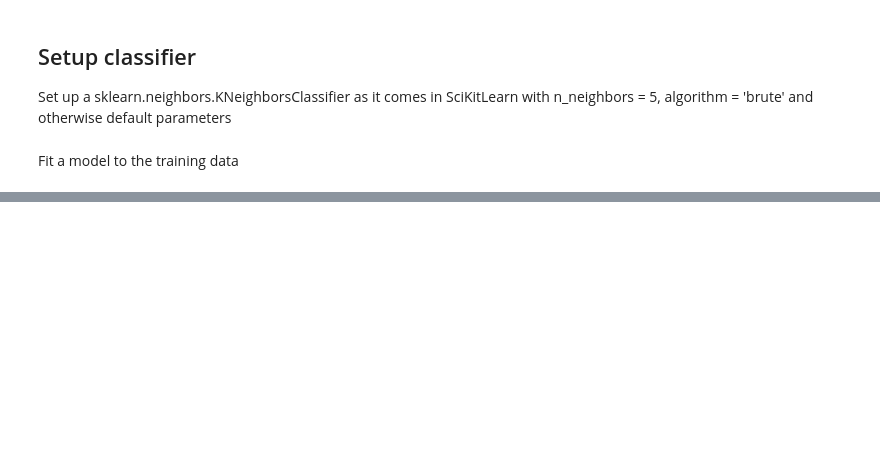
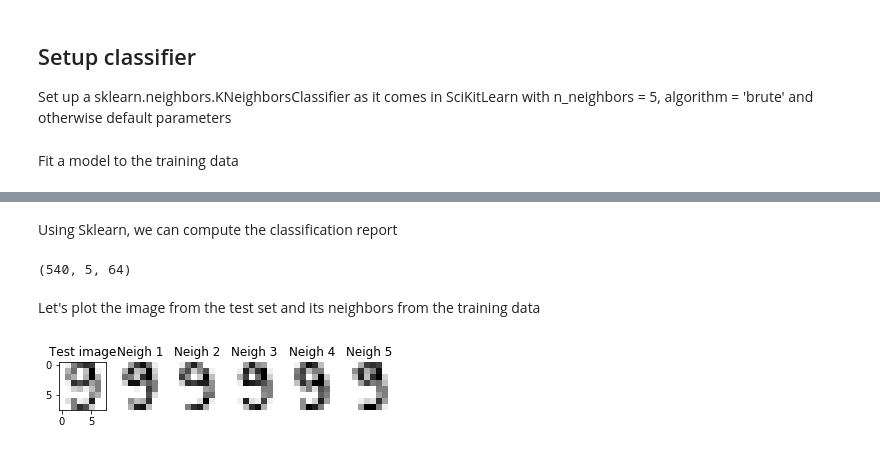
Before and after one commit to tdnghia98/EDAN95_applied_ai_lund, a Jupyter notebook: assignment_1/programming_asignment_1_evaluation_tools.ipynb, the cells around one changed output, grey strips where cells are left out. Drawn from its saved outputs; the diff is of its cells as text; code cells hidden in the pictures; blank space fills up the shorter version.

```diff
--- a/assignment_1/programming_asignment_1_evaluation_tools.ipynb
+++ b/assignment_1/programming_asignment_1_evaluation_tools.ipynb
@@ -61,4 +65,5 @@ neighbors_classifier = KNeighborsClassifier(n_neighbors = 5, algorithm = 'brute'
 Fit a model to the training data
 # %%
 neighbors_classifier.fit(X_train, y_train)
+k_means_classifier.fit(X_train, y_train)
 # %% [output]
@@ -71,0 +82,4 @@ Get the nearest neighbors (in this case 5) and the corresponding distances in th
+# %%
+distances, neighbors_ind = neighbors_classifier.kneighbors(X_test)
+neighbors = X_train[neighbors_ind]
+neighbors.data.shape
@@ -71,0 +88,9 @@ Get the nearest neighbors (in this case 5) and the corresponding distances in th
+# %%
+plt.subplot(1, 6, 1)
+plt.imshow(X_test[50].reshape(8,8), cmap=plt.cm.gray_r, interpolation='nearest')
+plt.title('Test image')
+for index, image in enumerate(neighbors[50]):
+    plt.subplot(1, 6, index + 2)
+    plt.axis('off')
+    plt.imshow(image.reshape(8,8), cmap=plt.cm.gray_r, interpolation='nearest')
+    plt.title(f'Neigh {index+1}')
@@ -71,0 +100,10 @@ Get the nearest neighbors (in this case 5) and the corresponding distances in th
+# %%
+images_with_predictions = list(zip(X_test, predictions))
+plt.tight_layout()
+for index, (image, prediction) in enumerate(images_with_predictions[:10]):
+    plt.subplot(2, 5, index+1)
+    plt.axis('off')
+    plt.imshow(image.reshape(8,8), cmap=plt.cm.gray_r, interpolation='nearest')
+    plt.title('Pred: %s' %prediction)
+# %% [markdown]
+Using Sklearn, we can compute the classification report
@@ -71,0 +117,22 @@ Get the nearest neighbors (in this case 5) and the corresponding distances in th
+# %%
+from sklearn import metrics
+
+print('Classification report for classifier %s: \n %s\n' %(neighbors_classifier, metrics.classification_report(y_test, predictions)))
+
+disp = metrics.plot_confusion_matrix(neighbors_classifier, X_test, y_test)
+disp.figure_.suptitle("Confusion Matrix")
+# %% [output]
+(540, 5, 64)
+# %% [markdown]
+Let's plot the image from the test set and its neighbors from the training data
+# %%
+plt.subplot(1, 6, 1)
+plt.imshow(X_test[50].reshape(8,8), cmap=plt.cm.gray_r, interpolation='nearest')
+plt.title('Test image')
+for index, image in enumerate(neighbors[50]):
+    plt.subplot(1, 6, index + 2)
+    plt.axis('off')
+    plt.imshow(image.reshape(8,8), cmap=plt.cm.gray_r, interpolation='nearest')
+    plt.title(f'Neigh {index+1}')
+# %% [output]
+[figure, added]
```
Also changed, not shown: parts of 16 cells of this notebook.
